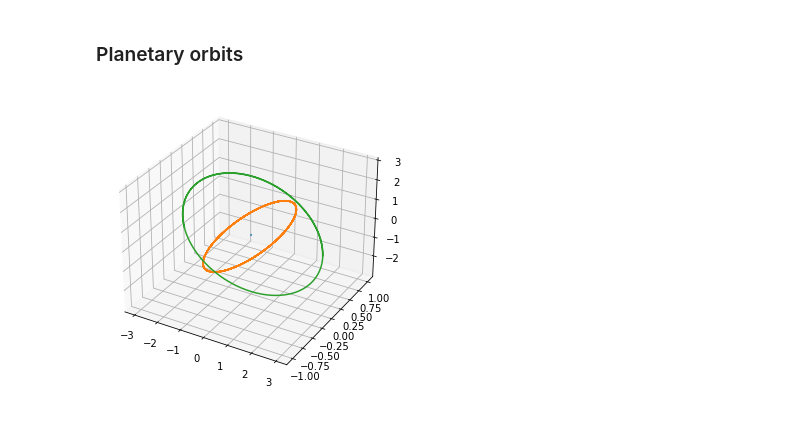
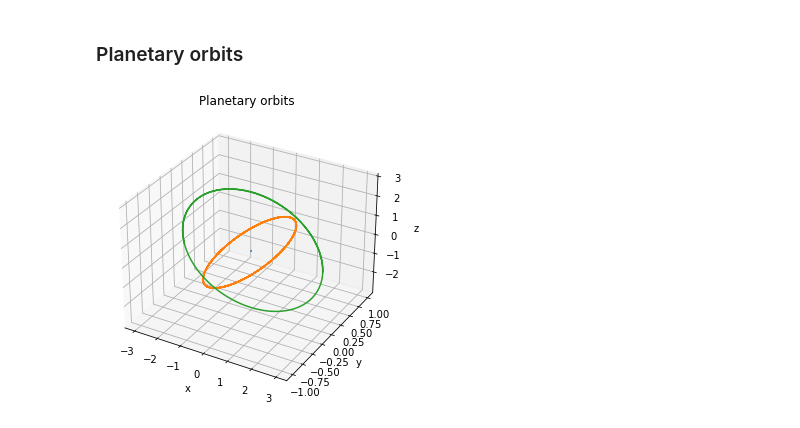
Before and after one commit to j-moncr/N-body-simulation, a Jupyter notebook: Nbody-simulator.ipynb, the cells around one changed output. Cells and saved outputs as stored; diff of their text form; code cells hidden in the pictures.

Commit message:
N-body-simulation

```diff
--- a/Nbody-simulator.ipynb
+++ b/Nbody-simulator.ipynb
@@ -105,9 +105,10 @@ def integrator(initial_position, initial_velocity, mass, time):
     return positions
 
 
-def animate(positions):
+def animate(positions, title=None):
     """
     Create plot of paths traced by particles in 3D space
+    TODO: Make into animation rather than static image, and make it look better
     """
     # Number of particles in simulation
     N = positions.shape[1]
@@ -122,26 +123,30 @@ def animate(positions):
     ax.set_xlabel('x')
     ax.set_ylabel('y')
     ax.set_zlabel('z')
-    ax.set_title('Trajectory of N body system')
+    if title:
+        ax.set_title(title)
+    else:
+        ax.set_title(f"{N} body simulation")
 
-    return
 
-def animate(positions):
-    """
-    Create plot of paths traced by particles in 3D space
-    TODO: Make into animation rather than static image, and make it look better
-    """
-    # Number of particles in simulation
+def animate_2D(positions, title=None):
+    """Plot paths traced by particles in 2D, i.e. ignore z axis"""
     N = positions.shape[1]
-
-    fig = plt.figure()
-    ax = Axes3D(fig)
 
     for i in range(N):
         particle_i = positions[:, i]
-        plt.plot(particle_i[:,0], particle_i[:,1], particle_i[:,2])
+        plt.plot(particle_i[:,0], particle_i[:,1])
 
-    return
+    plt.set_xlabel('x')
+    plt.set_ylabel('y')
+
+    if title:
+        plt.title(title)
+    else:
+        plt.title(f"{N} body simlation - xy axis projection")
+
+# Some helper methods
+# TODO: Make everything into a class
 
 def get_particle_i(positions, i):
     """
@@ -170,27 +175,27 @@ def get_particle_coordinate(positions, i, axis):
 # %%
 # Sun Earth type of system
 m_1 = 1
 m_2 = 1e-4
 m_3 = 2e-4
 
 # Star
 p1_start = np.array([0.0, 0, 0])
 v1_start = np.array([0.0, 0, 0])
 
 # Planet 1
 p2_start = np.array([1.0, 0, 0])
 v2_start = np.array([0.0, 1, 0])
 
 # Planet 2
 p3_start = np.array([3.0, 0, 0])
 v3_start = np.array([0.0, 0, 1/np.sqrt(3)])
 
 
 init_pos = np.array([p1_start, p2_start, p3_start])
 init_v = np.array([v1_start, v2_start, v3_start])
 mass = np.array([m_1, m_2, m_3])
 
 positions = integrator(init_pos, init_v, mass, 50)
-animate(positions)
+animate(positions, title="Planetary orbits")
 # %% [output]
-[figure, old version]
+[figure, new version]
```
Also changed, not shown: parts of 2 cells of this notebook.
